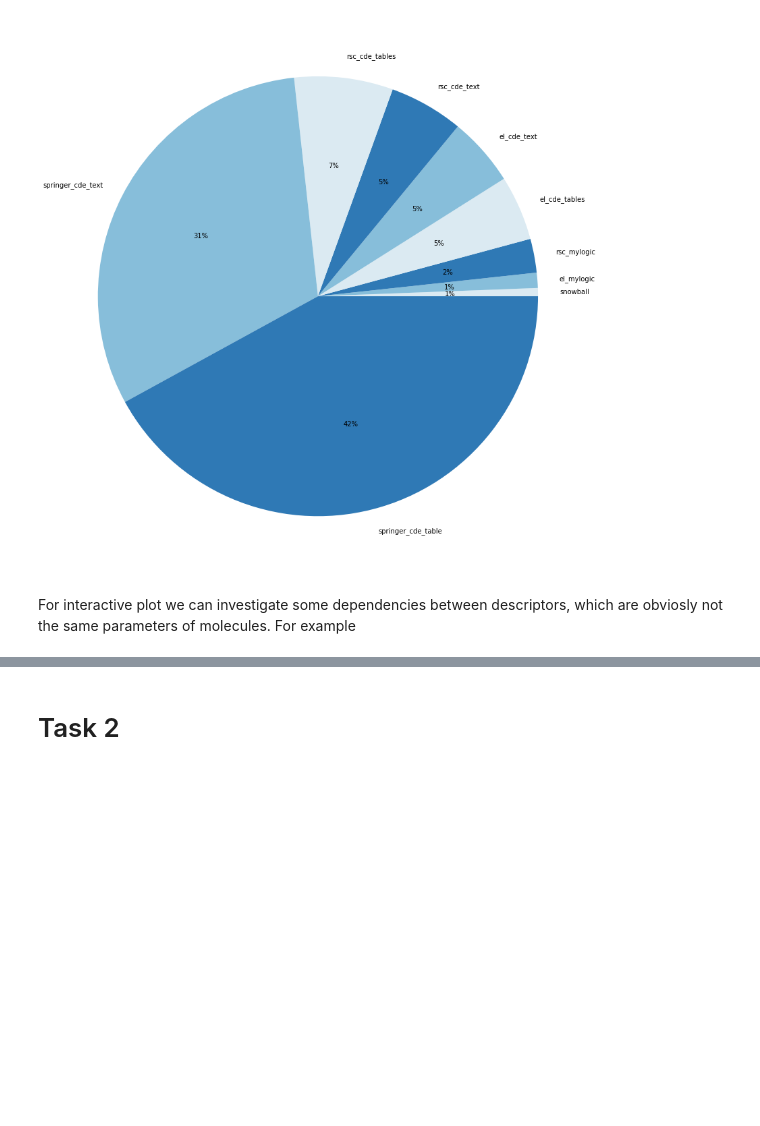
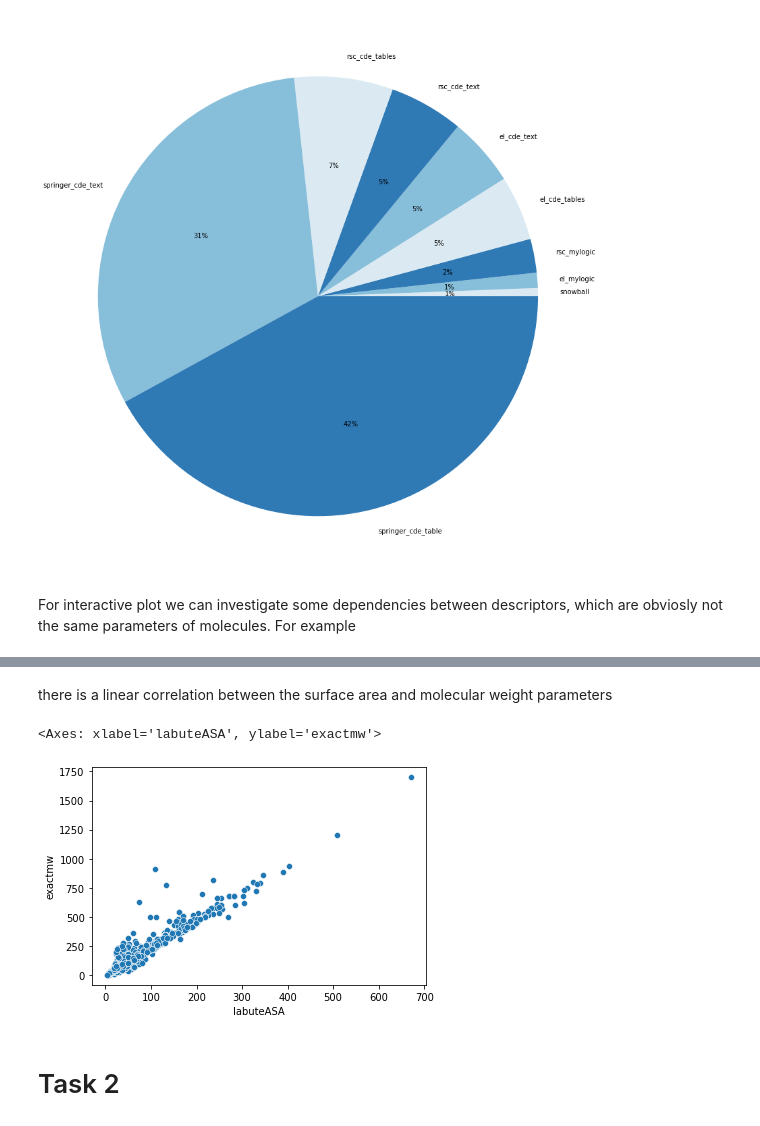
Before and after one commit to Gadeliya/Chemistry-algorithms-, a Jupyter notebook: Data_analysis.ipynb, the cells around one changed output, grey strips where cells are left out. Cells and saved outputs as stored; diff of their text form; code cells hidden in the pictures; blank space fills up the shorter version.

```diff
--- a/Data_analysis.ipynb
+++ b/Data_analysis.ipynb
@@ -112,6 +112,13 @@ app.run_server(mode='inline')
 Dash is running on http://127.0.0.1:8050/
 INFO:dash.dash:Dash is running on http://127.0.0.1:8050/
 [interactive output not drawn]
+# %% [markdown]
+there is a linear correlation between the surface area and molecular weight parameters
+# %%
+sns.scatterplot(x='labuteASA', y='exactmw',data=df_full)
+# %% [output]
+<Axes: xlabel='labuteASA', ylabel='exactmw'>
+[figure, added]
 # %% [markdown]
 # Task 2
 # %% [markdown]
```
Also changed, not shown: parts of 23 cells of this notebook.
